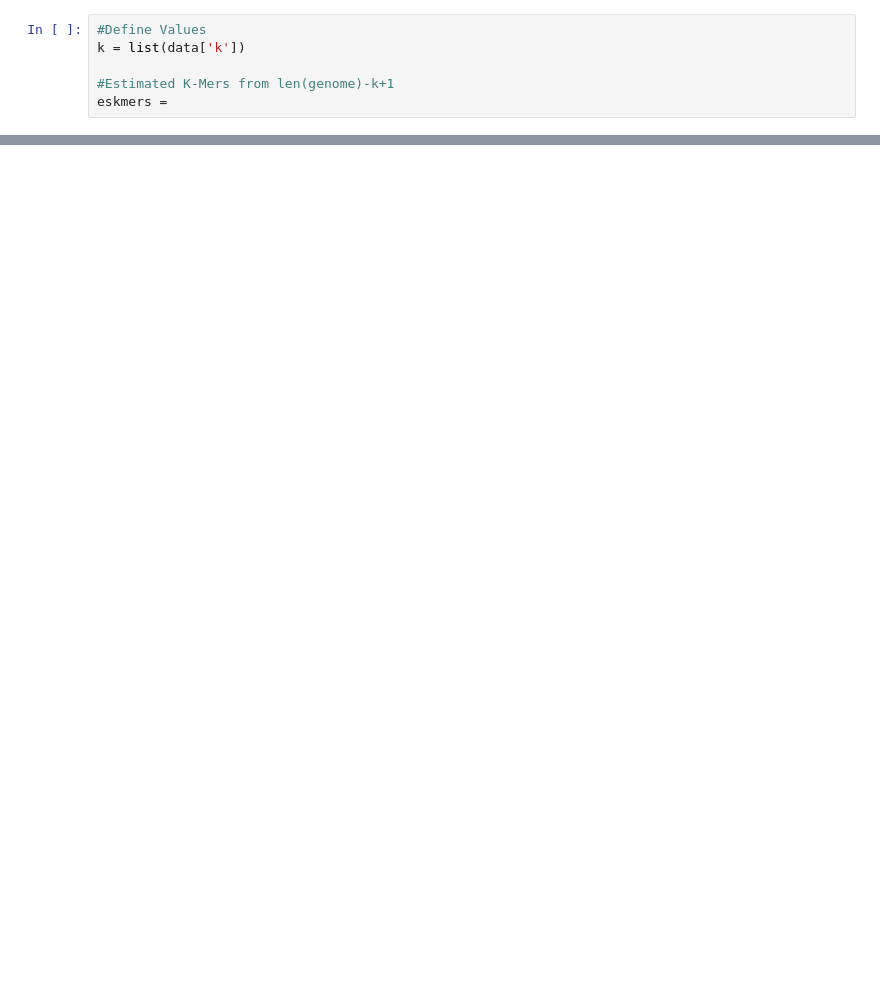
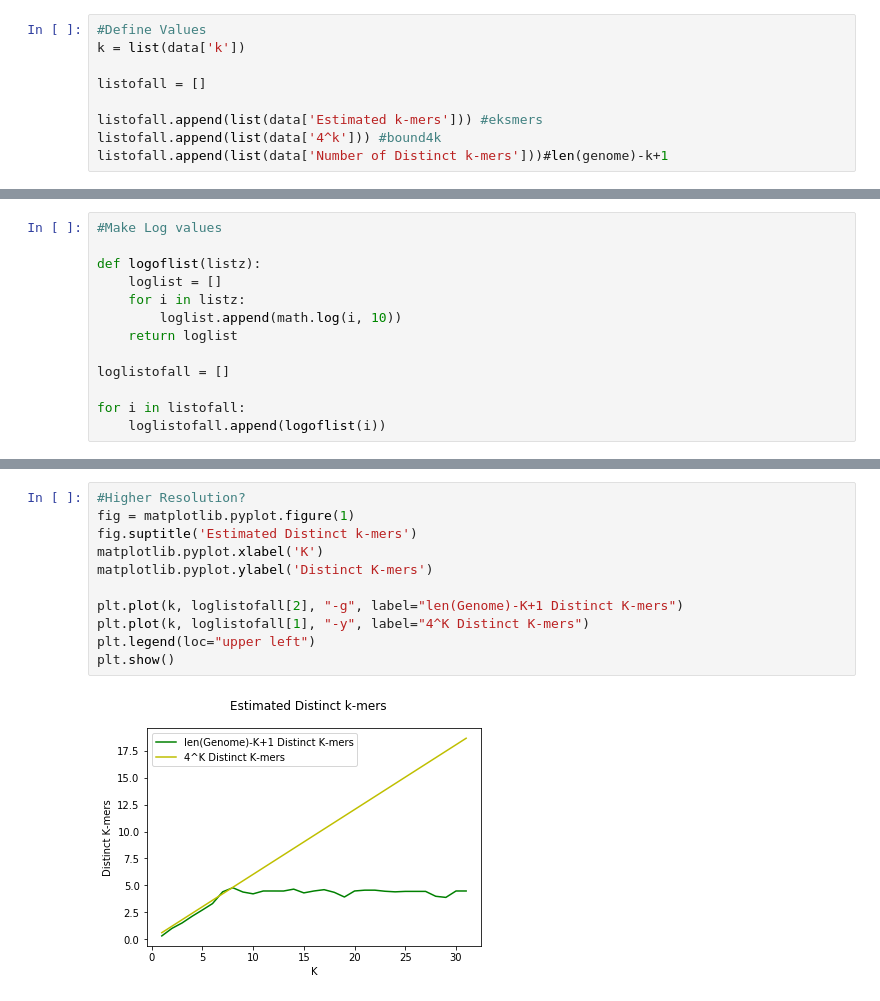
Before and after one commit to chenmo8/K-MerCovid-19, a Jupyter notebook: EPI_ISL_402124_Visualization(W2).ipynb, the cells around one changed output, grey strips where cells are left out. Saved outputs shown, nothing was run; the diff lists cells and outputs as text; blank space fills up the shorter version.

```diff
--- a/EPI_ISL_402124_Visualization(W2).ipynb
+++ b/EPI_ISL_402124_Visualization(W2).ipynb
@@ -38,5 +27,8 @@ data
 #Define Values
 k = list(data['k'])
 
-#Estimated K-Mers from len(genome)-k+1
-eskmers =
+listofall = []
+
+listofall.append(list(data['Estimated k-mers'])) #eksmers
+listofall.append(list(data['4^k'])) #bound4k
+listofall.append(list(data['Number of Distinct k-mers']))#len(genome)-k+1
@@ -44,0 +35,13 @@ eskmers =
+# %%
+#Make Log values
+
+def logoflist(listz):
+    loglist = []
+    for i in listz:
+        loglist.append(math.log(i, 10))
+    return loglist
+
+loglistofall = []
+
+for i in listofall:
+    loglistofall.append(logoflist(i))
@@ -44,0 +64,13 @@ eskmers =
+# %%
+#Higher Resolution?
+fig = matplotlib.pyplot.figure(1)
+fig.suptitle('Estimated Distinct k-mers')
+matplotlib.pyplot.xlabel('K')
+matplotlib.pyplot.ylabel('Distinct K-mers')
+
+plt.plot(k, loglistofall[2], "-g", label="len(Genome)-K+1 Distinct K-mers")
+plt.plot(k, loglistofall[1], "-y", label="4^K Distinct K-mers")
+plt.legend(loc="upper left")
+plt.show()
+# %% [output]
+[figure, added]
```
Also changed, not shown: parts of 5 cells of this notebook.
